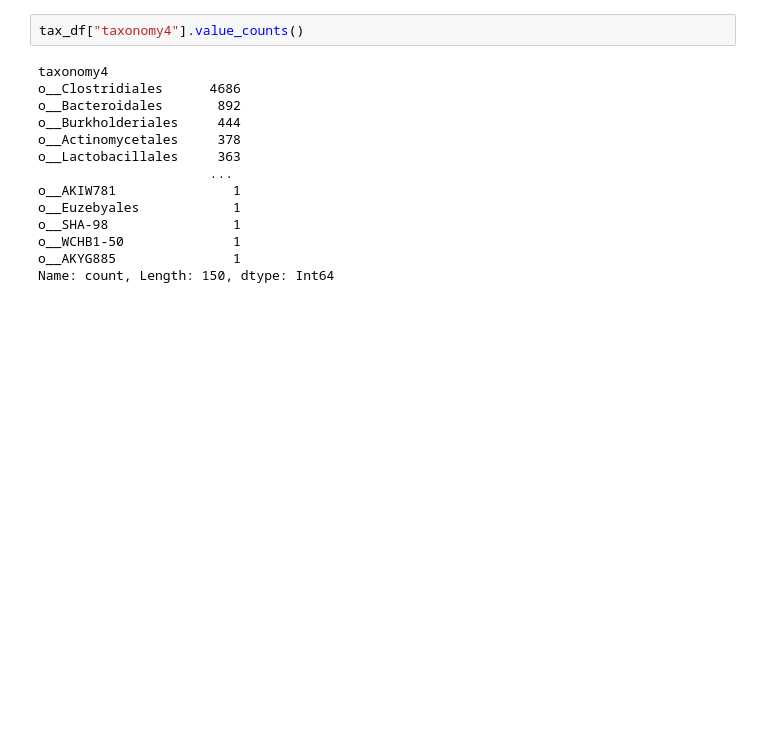
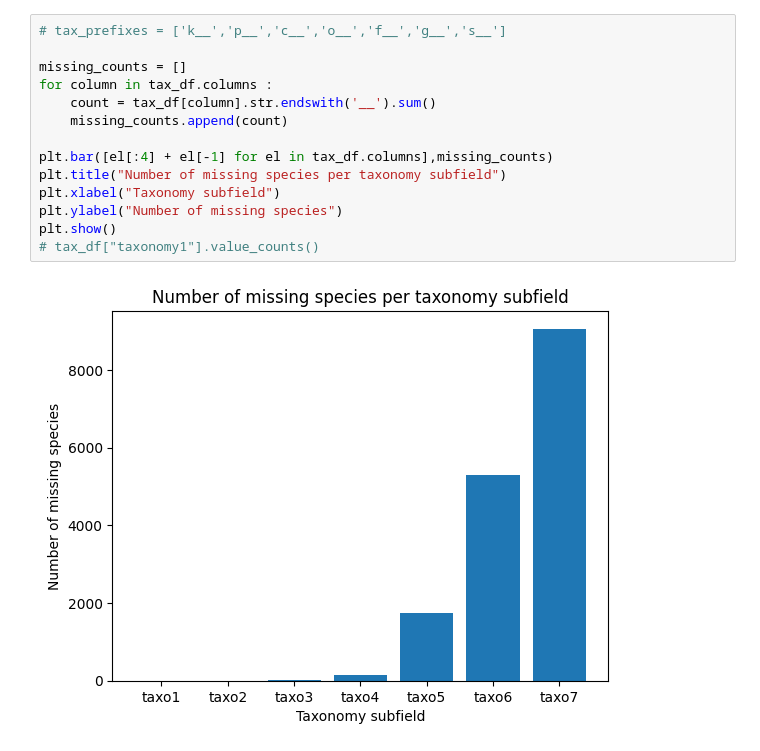
Before and after one commit to latall1017/MLB_PROJECT, a Jupyter notebook: notebook_3.ipynb, the cells around one changed output. Drawn from its saved outputs; the diff is of its cells as text; blank space fills up the shorter version.

```diff
--- a/notebook_3.ipynb
+++ b/notebook_3.ipynb
@@ -27,16 +125,16 @@ Tax_df ---> (9965, 7)
 # %%
-tax_df["taxonomy4"].value_counts()
+# tax_prefixes = ['k__','p__','c__','o__','f__','g__','s__']
+
+missing_counts = []
+for column in tax_df.columns :
+    count = tax_df[column].str.endswith('__').sum()
+    missing_counts.append(count)
+
+plt.bar([el[:4] + el[-1] for el in tax_df.columns],missing_counts)
+plt.title("Number of missing species per taxonomy subfield")
+plt.xlabel("Taxonomy subfield")
+plt.ylabel("Number of missing species")
+plt.show()
+# tax_df["taxonomy1"].value_counts()
 # %% [output]
-taxonomy4
-o__Clostridiales      4686
-o__Bacteroidales       892
-o__Burkholderiales     444
-o__Actinomycetales     378
-o__Lactobacillales     363
-                      ...
-o__AKIW781               1
-o__Euzebyales            1
-o__SHA-98                1
-o__WCHB1-50              1
-o__AKYG885               1
-Name: count, Length: 150, dtype: Int64
+[figure, added]
```
Also changed, not shown: parts of 16 cells of this notebook, 54 other files.
